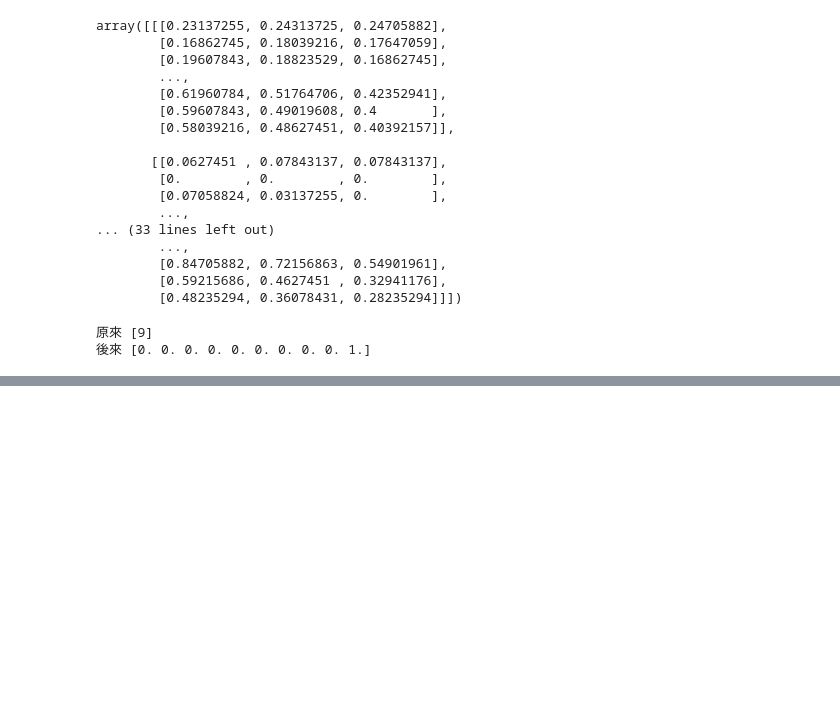
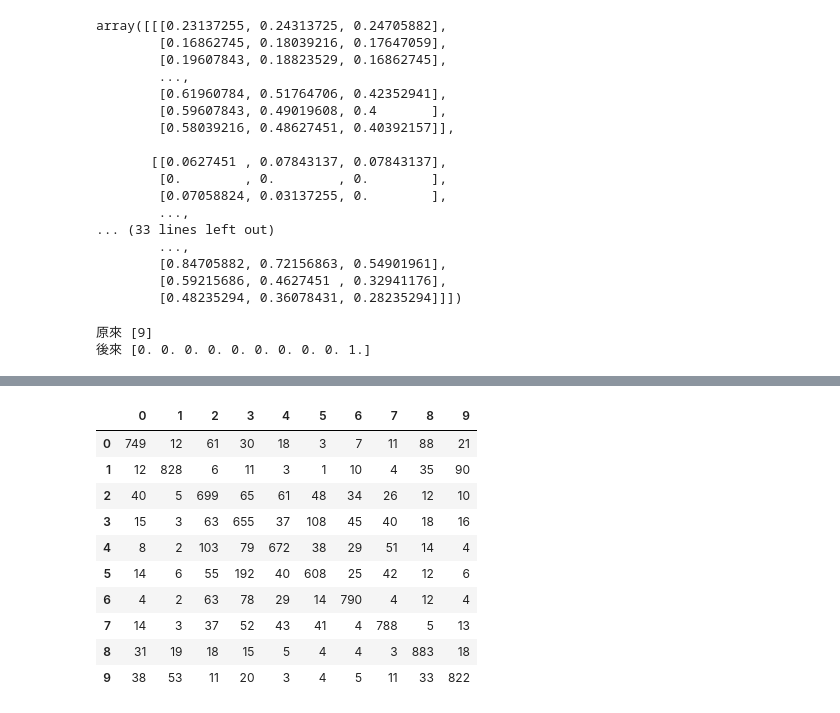
Before and after one commit to wangpouwei/Paul, a Jupyter notebook: simpleCNN.ipynb, the cells around one changed output, grey strips where cells are left out. Cells and saved outputs as stored; diff of their text form; code cells hidden in the pictures; blank space fills up the shorter version.

```diff
--- a/simpleCNN.ipynb
+++ b/simpleCNN.ipynb
@@ -131,0 +149,13 @@ KeyboardInterrupt: ignored
+# %%
+import pandas as pd
+#predict : 機率  predict_classes : 分類
+import numpy as np
+#tensorflow取消 predict_classes 需用以下取代
+predict_x = cnn.predict(x_test_shape)
+pre = np.argmax(predict_x,axis=1)
+# pre = mlp.predict_classes(x_test_shape)
+from sklearn.metrics import confusion_matrix
+pd.DataFrame(confusion_matrix(y_test, pre))
+# trans = ['airplane', 'automobile', 'bird', 'cat',' deer',
+#          'dog', 'frog', 'horse', 'boat', 'truck']
+# %% [output]
@@ -131,0 +163,11 @@ KeyboardInterrupt: ignored
+|  | 0 | 1 | 2 | 3 | 4 | 5 | 6 | 7 | 8 | 9 |
+| 0 | 749 | 12 | 61 | 30 | 18 | 3 | 7 | 11 | 88 | 21 |
+| 1 | 12 | 828 | 6 | 11 | 3 | 1 | 10 | 4 | 35 | 90 |
+| 2 | 40 | 5 | 699 | 65 | 61 | 48 | 34 | 26 | 12 | 10 |
+| 3 | 15 | 3 | 63 | 655 | 37 | 108 | 45 | 40 | 18 | 16 |
+| 4 | 8 | 2 | 103 | 79 | 672 | 38 | 29 | 51 | 14 | 4 |
+| 5 | 14 | 6 | 55 | 192 | 40 | 608 | 25 | 42 | 12 | 6 |
+| 6 | 4 | 2 | 63 | 78 | 29 | 14 | 790 | 4 | 12 | 4 |
+| 7 | 14 | 3 | 37 | 52 | 43 | 41 | 4 | 788 | 5 | 13 |
+| 8 | 31 | 19 | 18 | 15 | 5 | 4 | 4 | 3 | 883 | 18 |
+| 9 | 38 | 53 | 11 | 20 | 3 | 4 | 5 | 11 | 33 | 822 |
```
Also changed, not shown: parts of 7 cells of this notebook.
